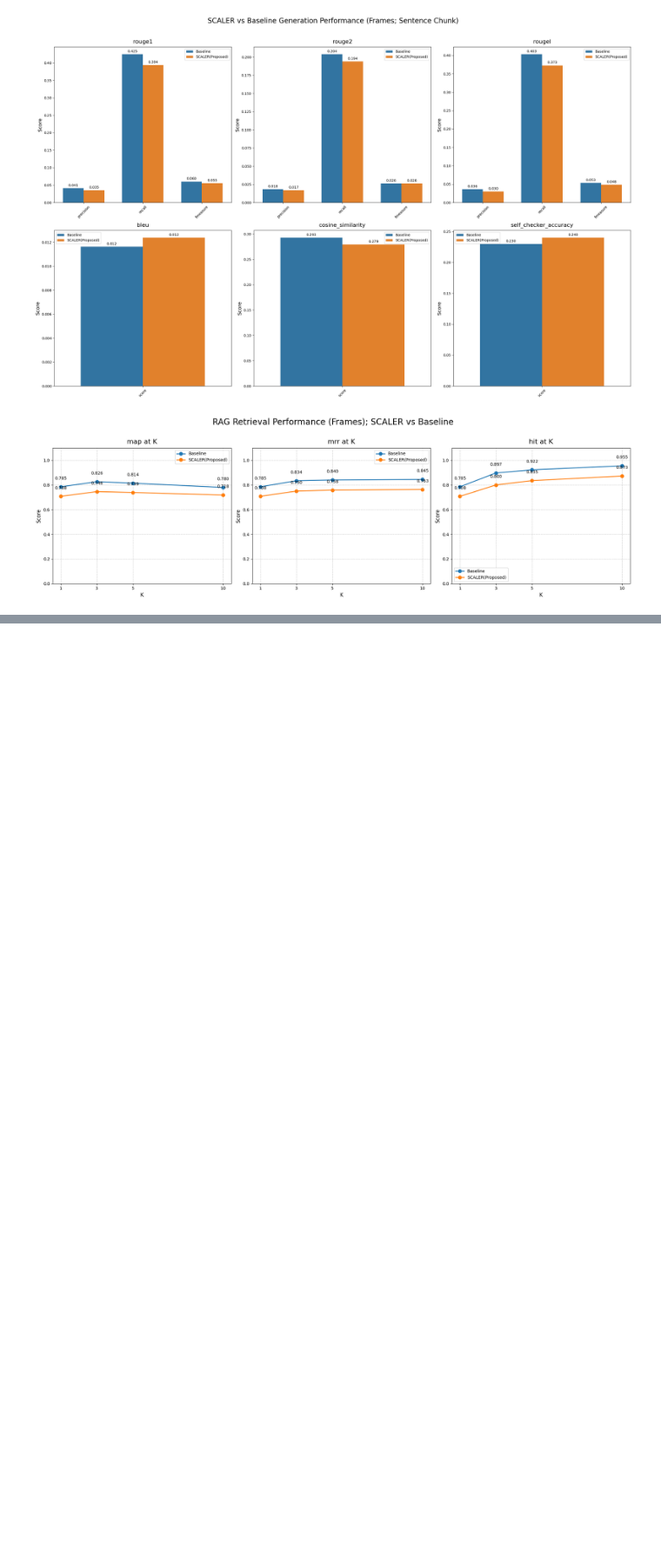
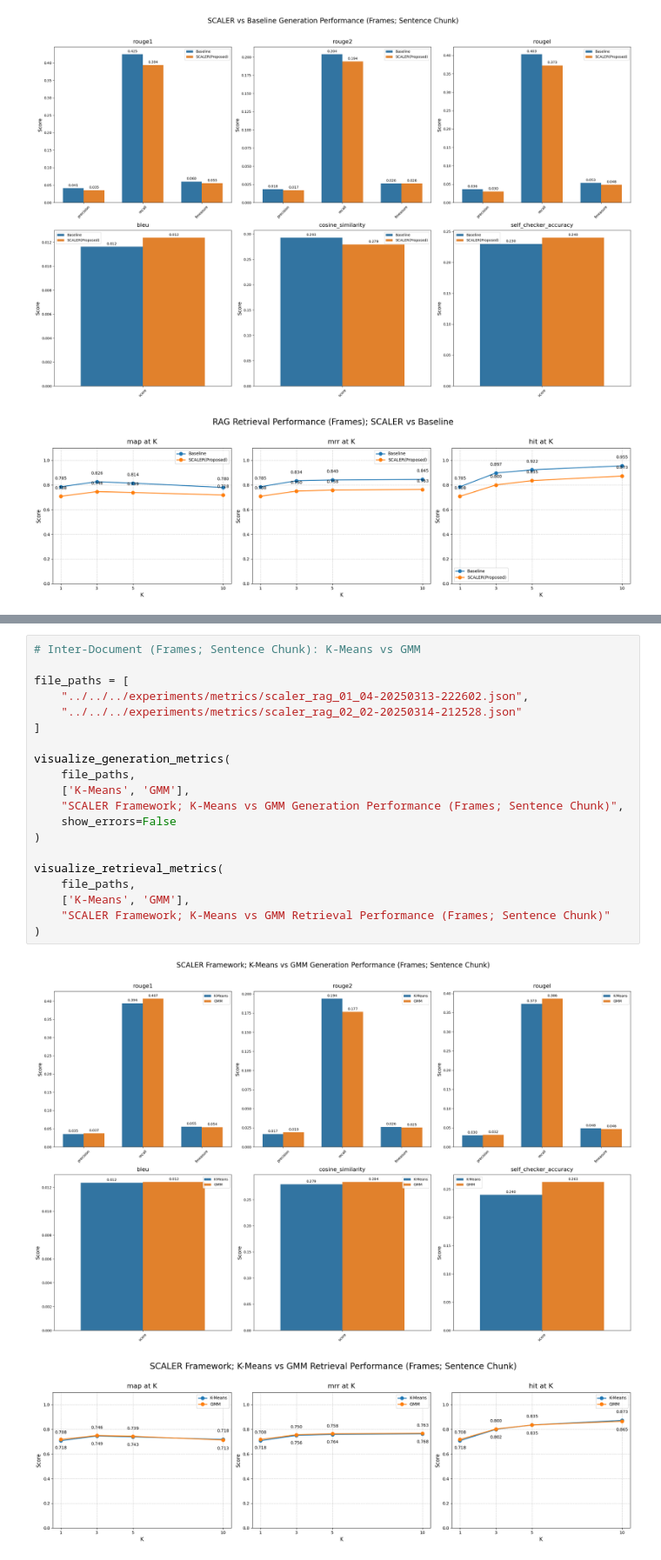
Before and after one commit to RanArino/BDC800-Capstone, a Jupyter notebook: core/evaluation/viz/viz_results.ipynb, the cells around one changed output, grey strips where cells are left out. Shown at 87% size. Drawn from its saved outputs; the diff is of its cells as text; blank space fills up the shorter version.

```diff
--- a/core/evaluation/viz/viz_results.ipynb
+++ b/core/evaluation/viz/viz_results.ipynb
@@ -197,0 +216,23 @@ visualize_retrieval_metrics(
+# %%
+# Inter-Document (Frames; Sentence Chunk): K-Means vs GMM
+
+file_paths = [
+    "../../../experiments/metrics/scaler_rag_01_04-20250313-222602.json",
+    "../../../experiments/metrics/scaler_rag_02_02-20250314-212528.json"
+]
+
+visualize_generation_metrics(
+    file_paths,
+    ['K-Means', 'GMM'],
+    "SCALER Framework; K-Means vs GMM Generation Performance (Frames; Sentence Chunk)",
+    show_errors=False
+)
+
+visualize_retrieval_metrics(
+    file_paths,
+    ['K-Means', 'GMM'],
+    "SCALER Framework; K-Means vs GMM Retrieval Performance (Frames; Sentence Chunk)"
+)
+# %% [output]
+[figure, added]
+[figure, added]
```
Also changed, not shown: parts of 2 cells of this notebook.
